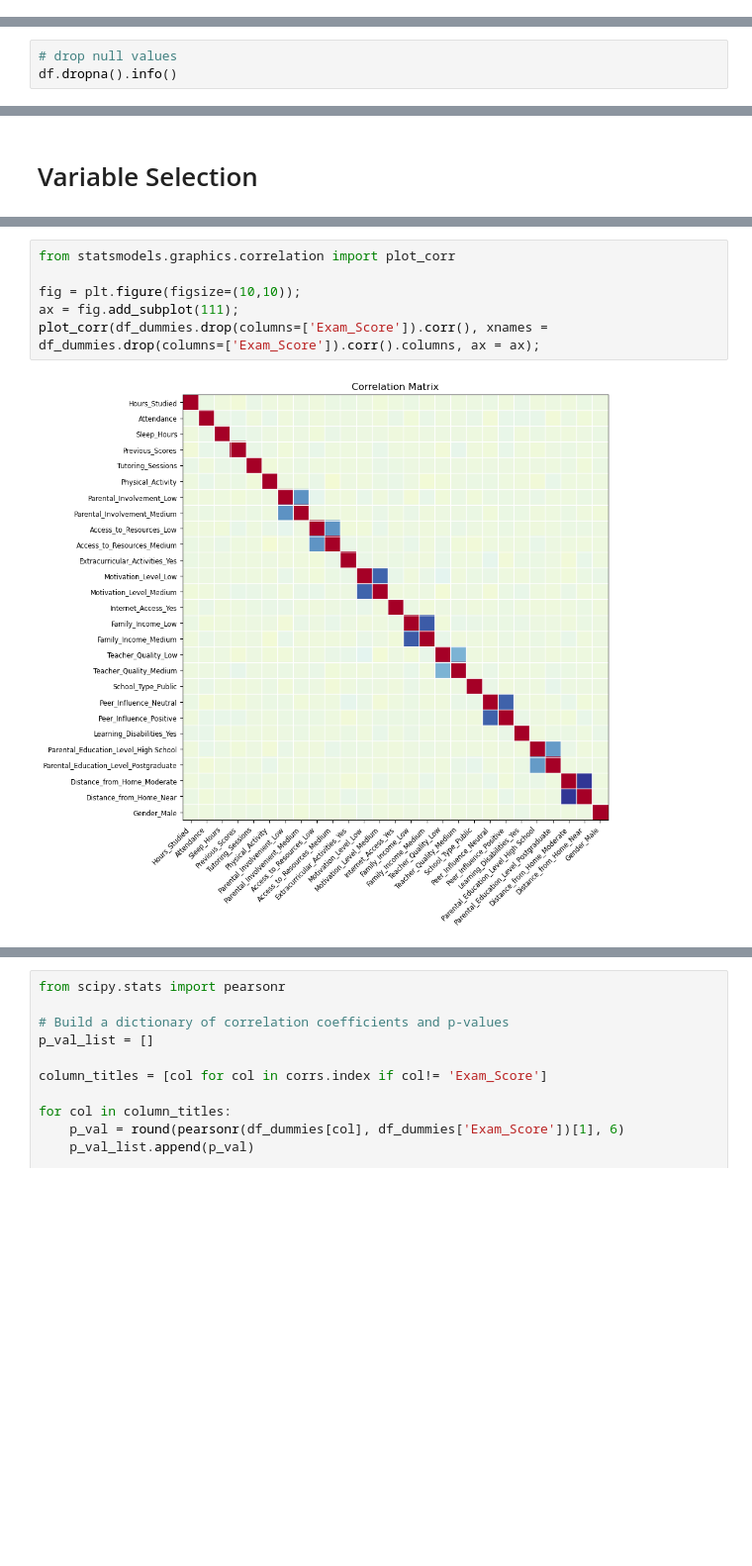
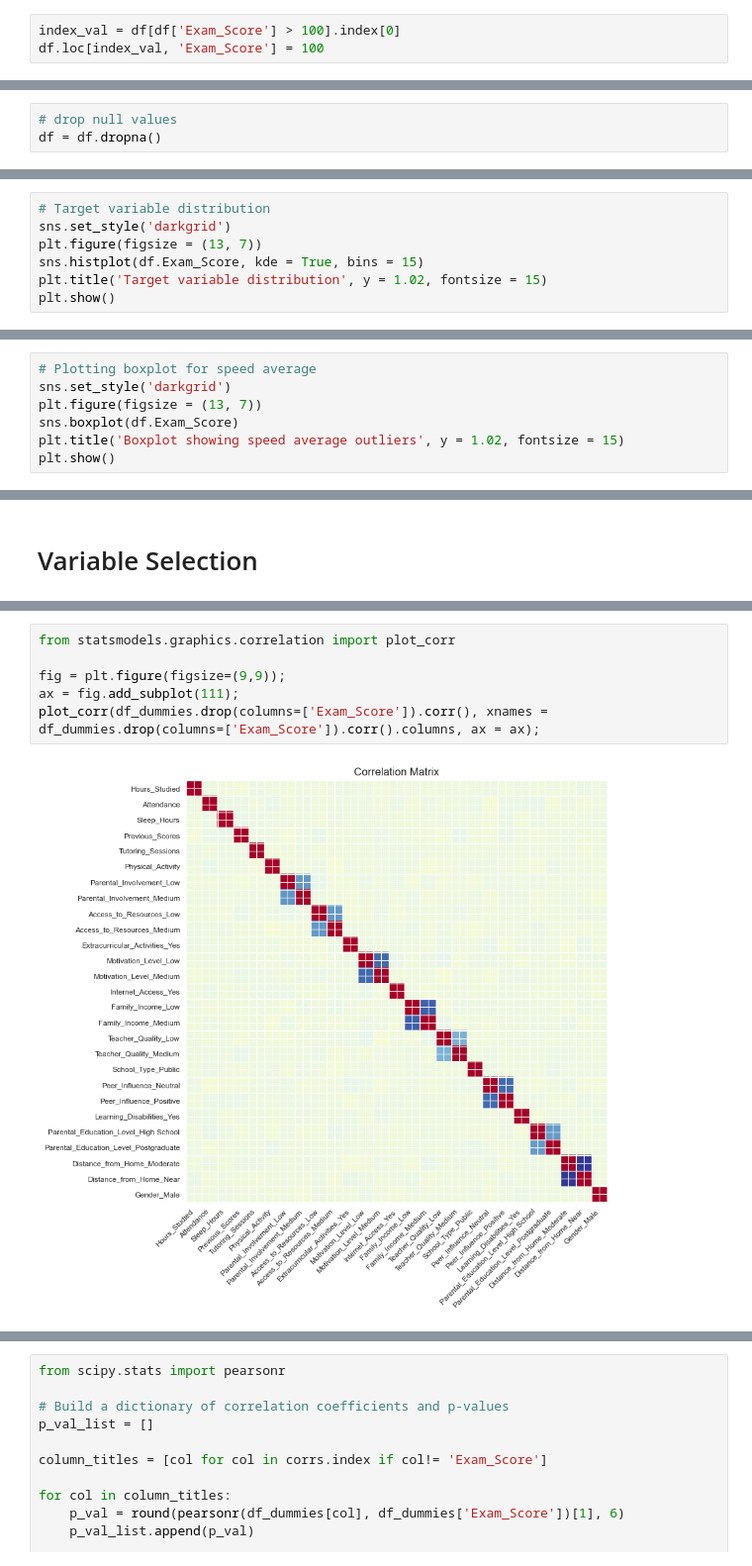
Before and after one commit to 02sagoe/Predicting-Student-Performance, a Jupyter notebook: main.ipynb, the cells around one changed output, grey strips where cells are left out. Shown at 99% size. Drawn from its saved outputs; the diff is of its cells as text; blank space fills up the shorter version.

```diff
--- a/main.ipynb
+++ b/main.ipynb
@@ -54,0 +62,3 @@ df.describe()
+# %%
+index_val = df[df['Exam_Score'] > 100].index[0]
+df.loc[index_val, 'Exam_Score'] = 100
@@ -55,3 +89,3 @@ df.describe()
 # %%
 # drop null values
-df.dropna().info()
+df = df.dropna()
@@ -75,0 +94,7 @@ memory usage: 1.0+ MB
+# %%
+# Target variable distribution
+sns.set_style('darkgrid')
+plt.figure(figsize = (13, 7))
+sns.histplot(df.Exam_Score, kde = True, bins = 15)
+plt.title('Target variable distribution', y = 1.02, fontsize = 15)
+plt.show()
@@ -75,0 +103,7 @@ memory usage: 1.0+ MB
+# %%
+# Plotting boxplot for speed average
+sns.set_style('darkgrid')
+plt.figure(figsize = (13, 7))
+sns.boxplot(df.Exam_Score)
+plt.title('Boxplot showing speed average outliers', y = 1.02, fontsize = 15)
+plt.show()
@@ -251,11 +324,11 @@ df_dummies.drop(columns=['Exam_Score']).corr()
 # %%
 from statsmodels.graphics.correlation import plot_corr
 
-fig = plt.figure(figsize=(10,10));
+fig = plt.figure(figsize=(9,9));
 ax = fig.add_subplot(111);
 plot_corr(df_dummies.drop(columns=['Exam_Score']).corr(), xnames = df_dummies.drop(columns=['Exam_Score']).corr().columns, ax = ax);
 # %% [output]
-[figure, old version]
+[figure, new version]
 # %%
 df_dummies.drop(columns=['Exam_Score']).corr()['Motivation_Level_Medium'].sort_values()
 # %% [output]
```
Also changed, not shown: parts of 57 cells of this notebook.
